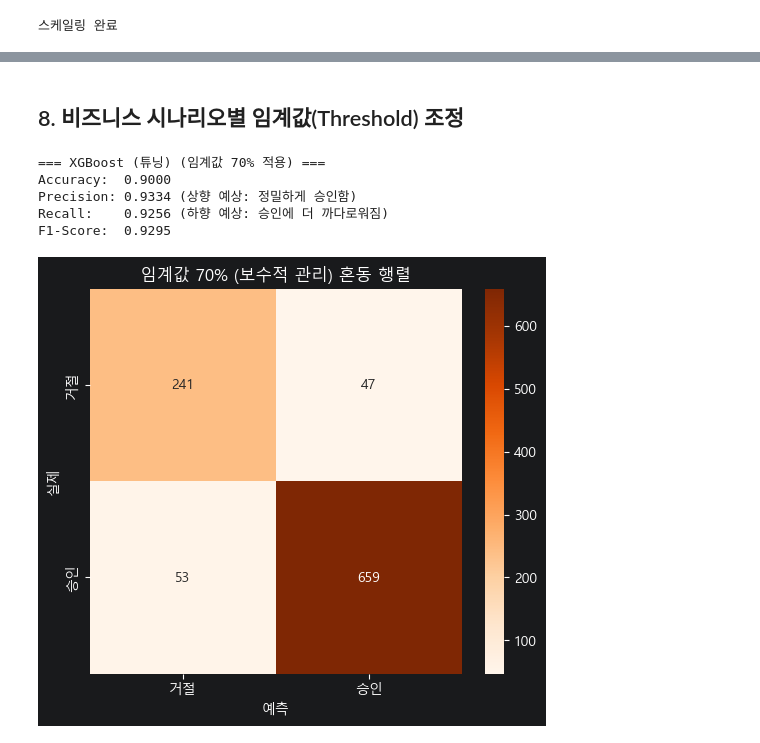
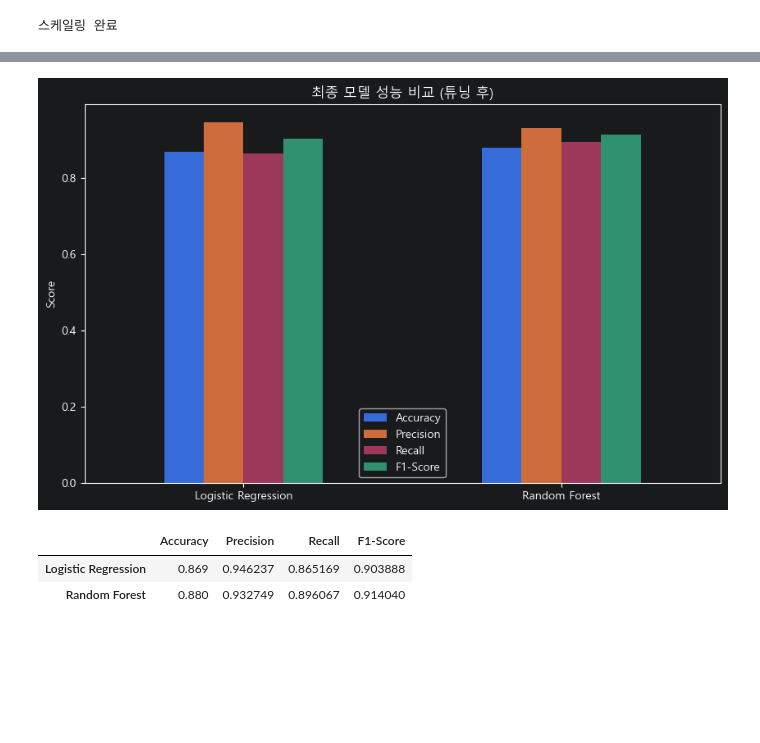
Before and after one commit to PARK1217/quest1_festcampus, a Jupyter notebook: credit_scoring_model.ipynb, the cells around one changed output, grey strips where cells are left out. Saved outputs shown, nothing was run; the diff lists cells and outputs as text; code cells hidden in the pictures; blank space fills up the shorter version.

```diff
--- a/credit_scoring_model.ipynb
+++ b/credit_scoring_model.ipynb
@@ -488,11 +344,0 @@ plt.show()
-# %%
-# ROC 곡선 시각화
-fig, ax = plt.subplots(figsize=(8, 6))
-for name, model in all_models.items():
-    RocCurveDisplay.from_estimator(model, X_test_scaled, y_test, ax=ax, name=name)
-
-ax.plot([0, 1], [0, 1], 'k--', label='Random (AUC=0.5)')
-ax.set_title('ROC 곡선 비교', fontsize=14)
-ax.legend(fontsize=8, loc='lower right')
-plt.tight_layout()
-plt.show()
@@ -573,36 +345,23 @@ print(f'예측 일치 검증: {"PASS" if match else "FAIL"}')
-# %% [markdown]
-## 8. 비즈니스 시나리오별 임계값(Threshold) 조정
-# %%
-# --- [보수적 관리 시나리오: 임계값 70% 조정] ---
-# 은행의 리스크 관리를 강화하기 위해 승인 기준을 더 엄격하게(70%) 높여봅니다.
-import pandas as pd
-import seaborn as sns
-import matplotlib.pyplot as plt
-from sklearn.metrics import accuracy_score, precision_score, recall_score, f1_score, confusion_matrix
-
-threshold = 0.7
-y_proba_best = best_model.predict_proba(X_test_scaled)[:, 1]
-y_pred_70 = (y_proba_best >= threshold).astype(int)
-
-print(f'=== {best_name} (임계값 70% 적용) ===')
-print(f'Accuracy:  {accuracy_score(y_test, y_pred_70):.4f}')
-print(f'Precision: {precision_score(y_test, y_pred_70):.4f} (상향 예상: 정밀하게 승인함)')
-print(f'Recall:    {recall_score(y_test, y_pred_70):.4f} (하향 예상: 승인에 더 까다로워짐)')
-print(f'F1-Score:  {f1_score(y_test, y_pred_70):.4f}')
-
-# 혼동 행렬 시각화
-cm_70 = confusion_matrix(y_test, y_pred_70)
-plt.figure(figsize=(6, 5))
-sns.heatmap(cm_70, annot=True, fmt='d', cmap='Oranges',
-            xticklabels=['거절', '승인'], yticklabels=['거절', '승인'])
-plt.title(f'임계값 70% (보수적 관리) 혼동 행렬')
-plt.xlabel('예측')
-plt.ylabel('실제')
-plt.show()
-# %% [output]
-=== XGBoost (튜닝) (임계값 70% 적용) ===
-Accuracy:  0.9000
-Precision: 0.9334 (상향 예상: 정밀하게 승인함)
-Recall:    0.9256 (하향 예상: 승인에 더 까다로워짐)
-F1-Score:  0.9295
-[figure, removed]
+# %%
+final_results = {}
+for name, model in tuned_models.items():
+    y_pred = model.predict(X_test_scaled)
+    final_results[name] = {
+        'Accuracy': accuracy_score(y_test, y_pred),
+        'Precision': precision_score(y_test, y_pred),
+        'Recall': recall_score(y_test, y_pred),
+        'F1-Score': f1_score(y_test, y_pred)
+    }
+
+final_df = pd.DataFrame(final_results).T
+final_df.plot(kind='bar', figsize=(10, 6))
+plt.title('최종 모델 성능 비교 (튜닝 후)')
+plt.ylabel('Score')
+plt.xticks(rotation=0)
+plt.show()
+final_df
+# %% [output]
+[figure, added]
+|  | Accuracy | Precision | Recall | F1-Score |
+| Logistic Regression | 0.869 | 0.946237 | 0.865169 | 0.903888 |
+| Random Forest | 0.880 | 0.932749 | 0.896067 | 0.914040 |
```
Also changed, not shown: parts of 21 cells of this notebook, 9 other files.
